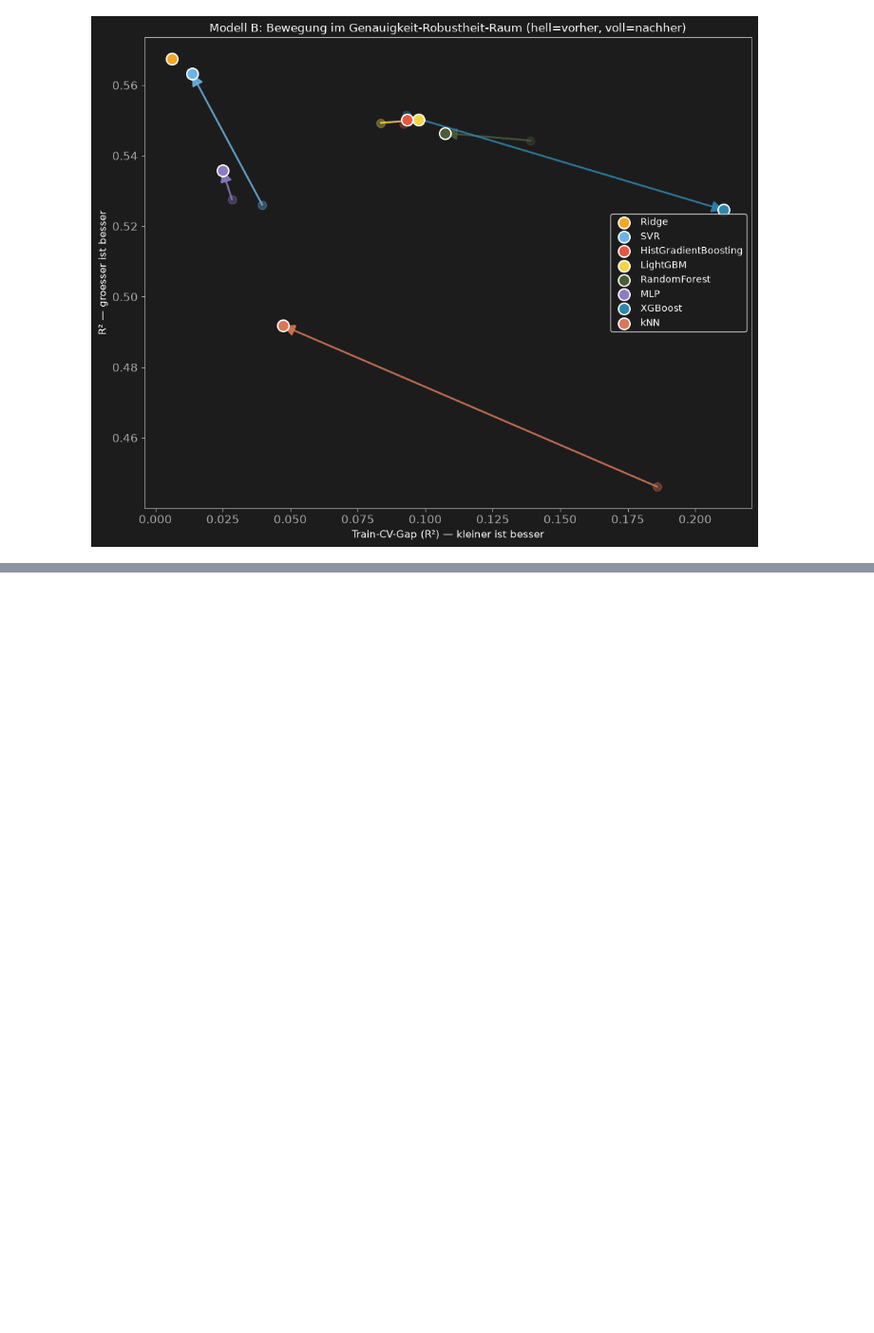
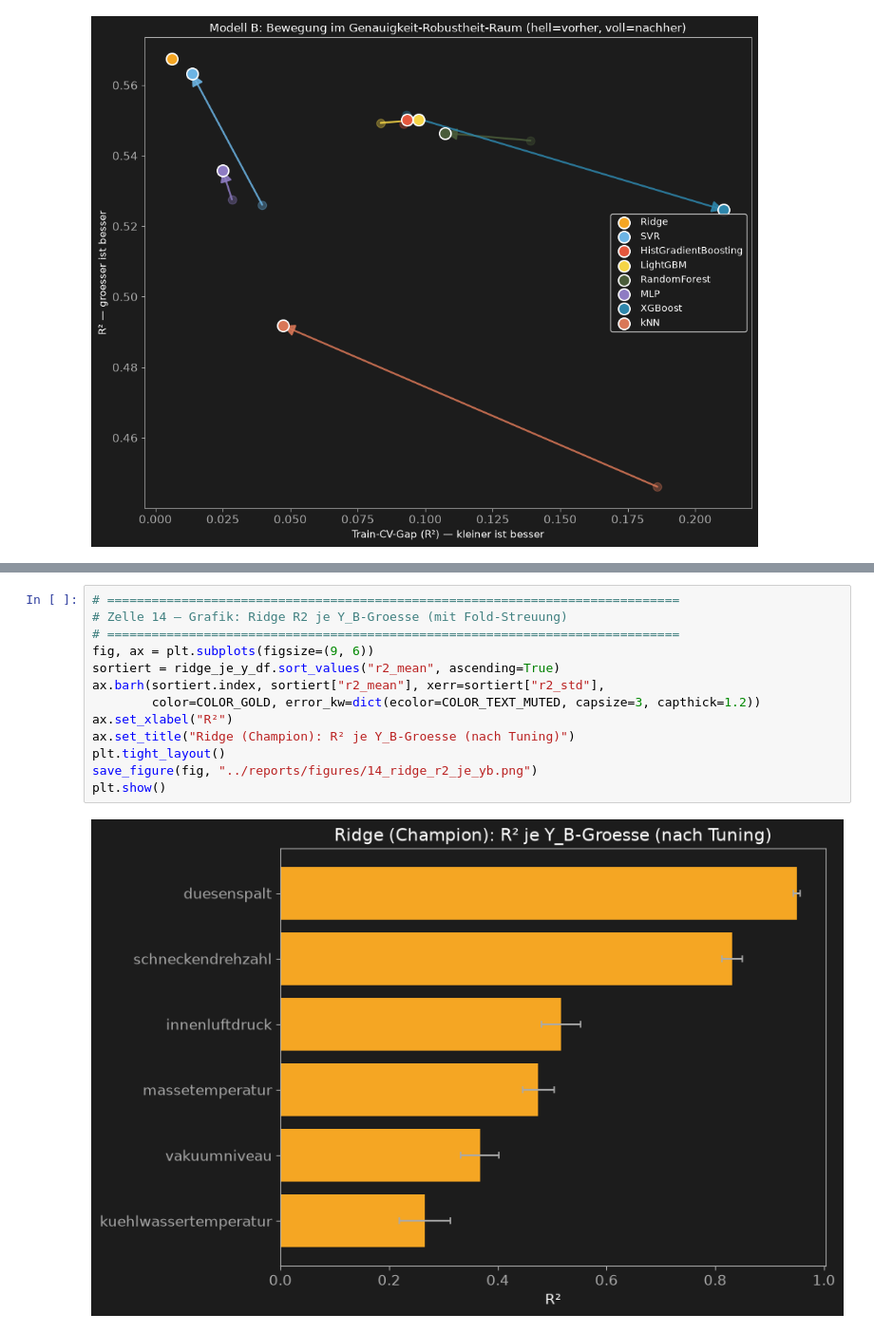
Before and after one commit to AwaTekoete/_MyExtrusionML_Synthetisch, a Jupyter notebook: notebooks/12_hyperparameter_tuning_model_b.ipynb, the cells around one changed output, grey strips where cells are left out. Shown at 95% size. Cells and saved outputs as stored; diff of their text form; blank space fills up the shorter version.

```diff
--- a/notebooks/12_hyperparameter_tuning_model_b.ipynb
+++ b/notebooks/12_hyperparameter_tuning_model_b.ipynb
@@ -646,0 +743,15 @@ print(ridge_row[["modell", "gap_vor", "gap_nach", "r2_vor", "r2_nach"]])
+# %%
+# =============================================================================
+# Zelle 14 – Grafik: Ridge R2 je Y_B-Groesse (mit Fold-Streuung)
+# =============================================================================
+fig, ax = plt.subplots(figsize=(9, 6))
+sortiert = ridge_je_y_df.sort_values("r2_mean", ascending=True)
+ax.barh(sortiert.index, sortiert["r2_mean"], xerr=sortiert["r2_std"],
+        color=COLOR_GOLD, error_kw=dict(ecolor=COLOR_TEXT_MUTED, capsize=3, capthick=1.2))
+ax.set_xlabel("R²")
+ax.set_title("Ridge (Champion): R² je Y_B-Groesse (nach Tuning)")
+plt.tight_layout()
+save_figure(fig, "../reports/figures/14_ridge_r2_je_yb.png")
+plt.show()
+# %% [output]
+[figure, added]
```
Also changed, not shown: parts of 4 cells of this notebook, 4 other files.
